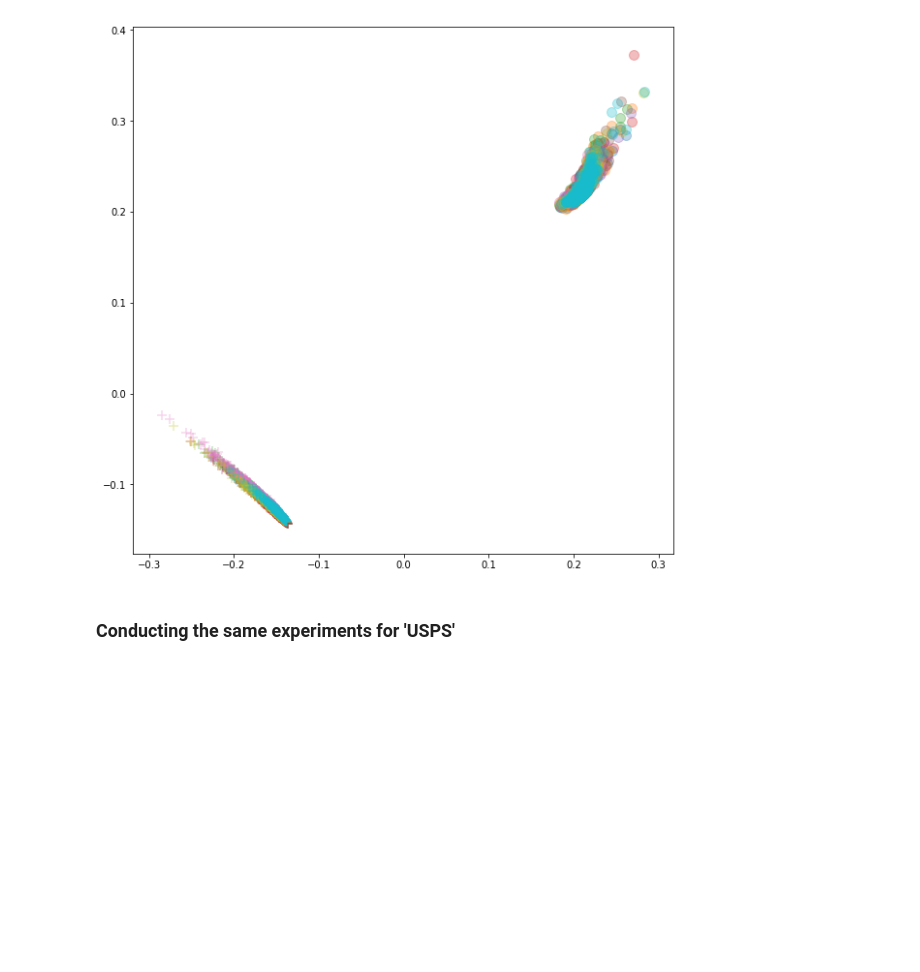
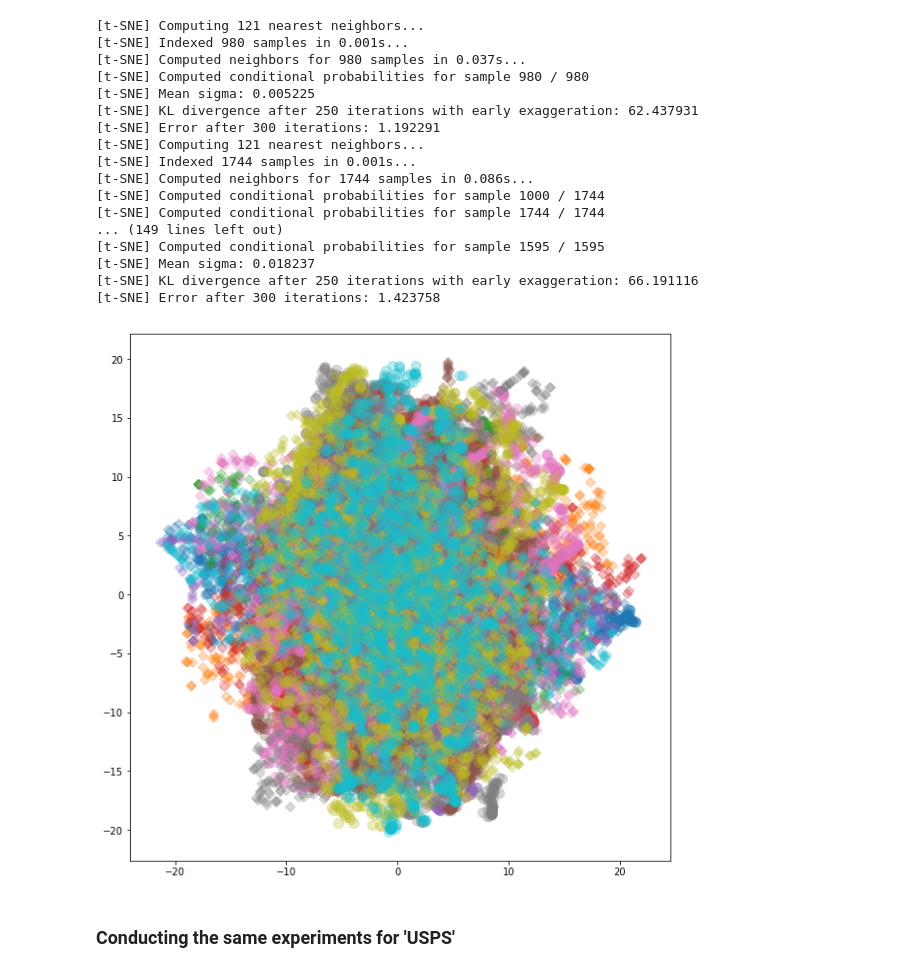
Before and after one commit to lovish1234/MLPrototype, a Jupyter notebook: siamese-triplet/Siamese_Domain_Embedding.ipynb, the cells around one changed output. Saved outputs shown, nothing was run; the diff lists cells and outputs as text; code cells hidden in the pictures; blank space fills up the shorter version.

Commit message:
update domain embedding functions

```diff
--- a/siamese-triplet/Siamese_Domain_Embedding.ipynb
+++ b/siamese-triplet/Siamese_Domain_Embedding.ipynb
@@ -89,19 +121,28 @@ colors = ['#1f77b4', '#ff7f0e', '#2ca02c', '#d62728',
 def plot_embeddings(primary_embeddings, primary_targets, helper_embeddings, helper_targets):
 
     plt.figure(figsize=(10,10))
+    tsne = TSNE(n_components=2, verbose=1, perplexity=40, n_iter=300)
 
     for i in range(10):
         primary_inds = np.where(primary_targets==i)[0]
-        plt.scatter(primary_embeddings[primary_inds,0], primary_embeddings[primary_inds,1],  marker='+', alpha=0.3, color=colors[i], s=100)
+
+        primary_tsne = tsne.fit_transform(primary_embeddings[primary_inds])
+        plt.scatter(primary_tsne[:, 0], primary_tsne[:, 1],  marker=(4,0,0), alpha=0.3, color=colors[i], s=100)
+
+        #plt.scatter(primary_embeddings[primary_inds,0], primary_embeddings[primary_inds,1],  marker=(4,0,0), alpha=0.3, color=colors[i], s=100)
 
         helper_inds = np.where(helper_targets==i)[0]
-        plt.scatter(helper_embeddings[helper_inds,0], helper_embeddings[helper_inds,1],  marker='o', alpha=0.3, color=colors[i], s=100)
+
+        helper_tsne = tsne.fit_transform(helper_embeddings[helper_inds])
+        plt.scatter(helper_tsne[:, 0], helper_tsne[:, 1],  marker='o', alpha=0.3, color=colors[i], s=100)
+
+        #plt.scatter(helper_embeddings[helper_inds,0], helper_embeddings[helper_inds,1],  marker='o', alpha=0.3, color=colors[i], s=100)
 
     #plt.legend(mnist_classes)
 
 def extract_embeddings(dataloader, model, domain='primary'):
     model.eval()
-    embeddings = np.zeros((len(dataloader.dataset), 2))
+    embeddings = np.zeros((len(dataloader.dataset), 8))
     labels = np.zeros(len(dataloader.dataset))
     k = 0
     for images, target in dataloader:
@@ -127,5 +168,6 @@ scheduler = lr_scheduler.StepLR(optimizer, 8, gamma=0.1, last_epoch=-1)
 n_epochs = 20
 log_interval = 100
 # %%
-fit(siamese_train_loader, siamese_test_loader, model, loss_fn, optimizer, scheduler, n_epochs, cuda, log_interval)
+lossDict = fit(siamese_train_loader, siamese_test_loader, model, loss_fn, optimizer, scheduler, n_epochs, cuda, log_interval)
+showLossHist(lossDict)
 # %% [output]
@@ -157,11 +212,28 @@ plot_embeddings(primary_train_embeddings, primary_train_labels, helper_train_emb
 # %%
-primary_test_embeddings, primary_test_labels = extract_embeddings(primay_test_loader, model)
-helper_test_embeddings, helper_test_labels = extract_embeddings(helper_test_loader, model)
+primary_test_embeddings, primary_test_labels = extract_embeddings(primay_test_loader, model, domain='primary')
+helper_test_embeddings, helper_test_labels = extract_embeddings(helper_test_loader, model, domain='helper')
 
 
 plot_embeddings(primary_test_embeddings, primary_test_labels, helper_test_embeddings, helper_test_labels)
 # %% [output]
+[t-SNE] Computing 121 nearest neighbors...
+[t-SNE] Indexed 980 samples in 0.001s...
+[t-SNE] Computed neighbors for 980 samples in 0.037s...
+[t-SNE] Computed conditional probabilities for sample 980 / 980
+[t-SNE] Mean sigma: 0.005225
+[t-SNE] KL divergence after 250 iterations with early exaggeration: 62.437931
+[t-SNE] Error after 300 iterations: 1.192291
+[t-SNE] Computing 121 nearest neighbors...
+[t-SNE] Indexed 1744 samples in 0.001s...
+[t-SNE] Computed neighbors for 1744 samples in 0.086s...
+[t-SNE] Computed conditional probabilities for sample 1000 / 1744
+[t-SNE] Computed conditional probabilities for sample 1744 / 1744
+... (149 lines left out)
+[t-SNE] Computed conditional probabilities for sample 1595 / 1595
+[t-SNE] Mean sigma: 0.018237
+[t-SNE] KL divergence after 250 iterations with early exaggeration: 66.191116
+[t-SNE] Error after 300 iterations: 1.423758
-[figure, old version]
+[figure, new version]
 # %% [markdown]
 ### Conducting the same experiments for 'USPS'
 # %%
```
Also changed, not shown: parts of 7 cells of this notebook, 3 other files.
